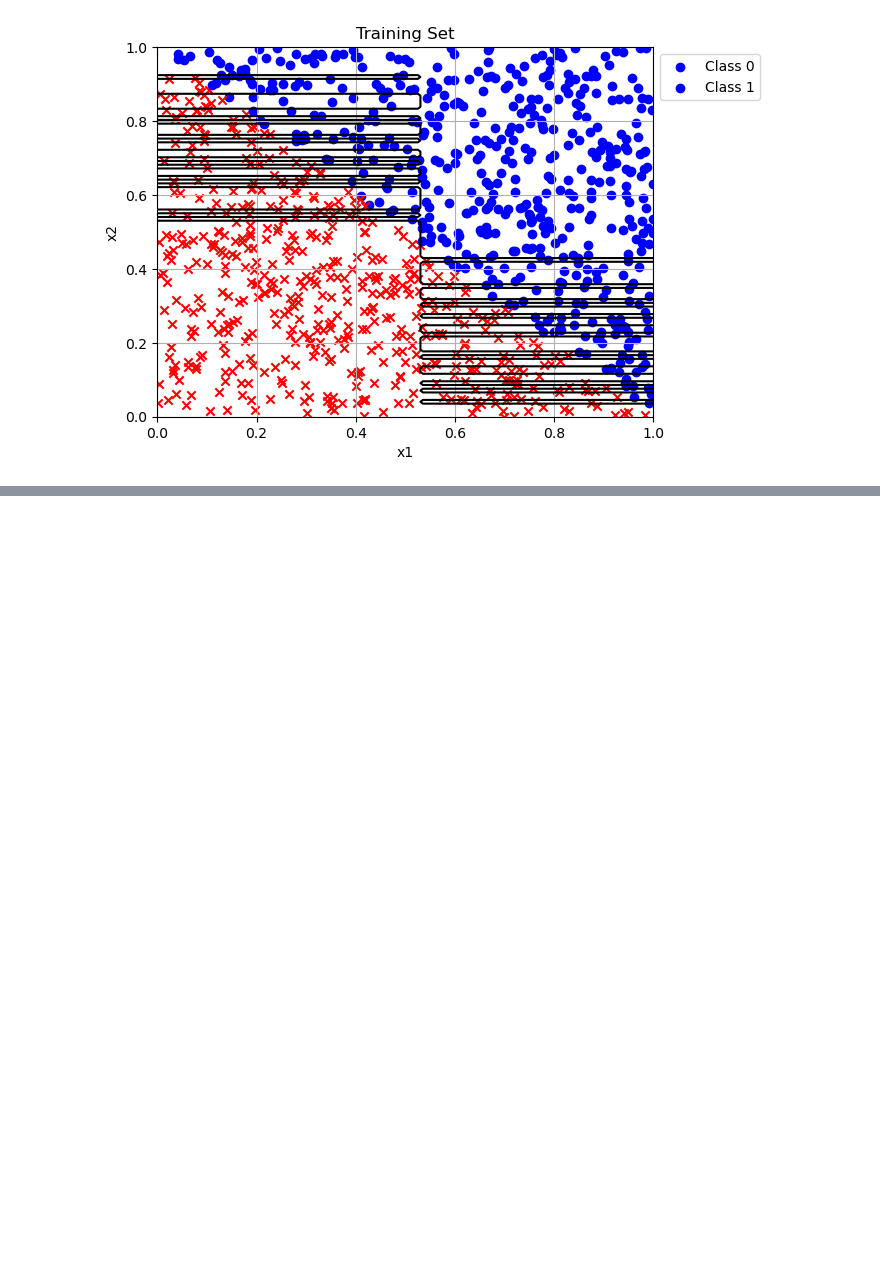
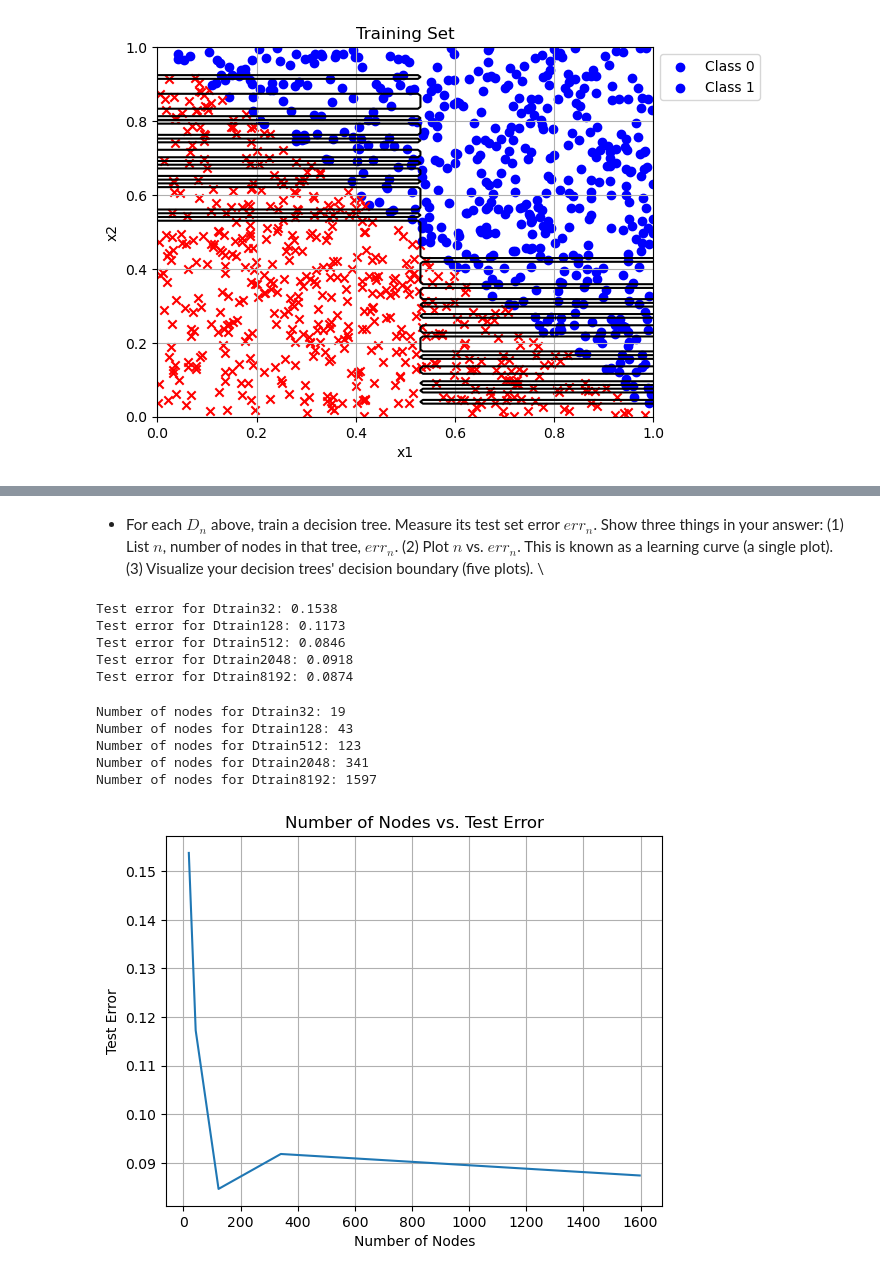
Before and after one commit to placenciohid/ECE760-Homework, a Jupyter notebook: Homework 2/Homework 2 - Dario Placencio.ipynb, the cells around one changed output, grey strips where cells are left out. Drawn from its saved outputs; the diff is of its cells as text; code cells hidden in the pictures; blank space fills up the shorter version.

```diff
--- a/Homework 2/Homework 2 - Dario Placencio.ipynb
+++ b/Homework 2/Homework 2 - Dario Placencio.ipynb
@@ -433,0 +438,4 @@ plt.show();
+# %%
+# Read Dbig.txt
+with open('Dbig.txt', 'r') as file:
+    dbig = [tuple(map(float, line.split())) for line in file]
@@ -433,0 +461,56 @@ plt.show();
+# %% [markdown]
+- For each $D_n$ above, train a decision tree.  Measure its test set error $err_n$.  Show three things in your answer: (1) List $n$, number of nodes in that tree, $err_n$. (2) Plot $n$ vs. $err_n$.  This is known as a learning curve (a single plot). (3) Visualize your decision trees' decision boundary (five plots). \\
+# %%
+# Traing a decision tree on each of the five training sets
+root32 = build_tree(Dtrain32)
+root128 = build_tree(Dtrain128)
+root512 = build_tree(Dtrain512)
+root2048 = build_tree(Dtrain2048)
+root8192 = build_tree(Dtrain8192)
+# %%
+# Measure the test error of each tree
+def test_error(node, data):
+    return sum(predict(node, x1, x2) != y for x1, x2, y in data) / len(data)
+
+print(f"Test error for Dtrain32: {test_error(root32, Dtest):.4f}")
+print(f"Test error for Dtrain128: {test_error(root128, Dtest):.4f}")
+print(f"Test error for Dtrain512: {test_error(root512, Dtest):.4f}")
+print(f"Test error for Dtrain2048: {test_error(root2048, Dtest):.4f}")
+print(f"Test error for Dtrain8192: {test_error(root8192, Dtest):.4f}")
+# %% [output]
+Test error for Dtrain32: 0.1538
+Test error for Dtrain128: 0.1173
+Test error for Dtrain512: 0.0846
+Test error for Dtrain2048: 0.0918
+Test error for Dtrain8192: 0.0874
+# %%
+# List the number of nodes on each tree
+def count_nodes(node):
+    if node.label is not None:
+        return 1
+    return 1 + count_nodes(node.left) + count_nodes(node.right)
+
+print(f"Number of nodes for Dtrain32: {count_nodes(root32)}")
+print(f"Number of nodes for Dtrain128: {count_nodes(root128)}")
+print(f"Number of nodes for Dtrain512: {count_nodes(root512)}")
+print(f"Number of nodes for Dtrain2048: {count_nodes(root2048)}")
+print(f"Number of nodes for Dtrain8192: {count_nodes(root8192)}")
+# %% [output]
+Number of nodes for Dtrain32: 19
+Number of nodes for Dtrain128: 43
+Number of nodes for Dtrain512: 123
+Number of nodes for Dtrain2048: 341
+Number of nodes for Dtrain8192: 1597
+# %%
+# Plot number of nodes vs. test error (Learning Curve)
+nodes = [count_nodes(root32), count_nodes(root128), count_nodes(root512), count_nodes(root2048), count_nodes(root8192)]
+errors = [test_error(root32, Dtest), test_error(root128, Dtest), test_error(root512, Dtest), test_error(root2048, Dtest), test_error(root8192, Dtest)]
+
+plt.plot(nodes, errors)
+plt.xlabel('Number of Nodes')
+plt.ylabel('Test Error')
+plt.title('Number of Nodes vs. Test Error')
+plt.grid(True)
+plt.show();
+# %% [output]
+[figure, added]
```
Also changed, not shown: parts of 33 cells of this notebook, 8 other files.
